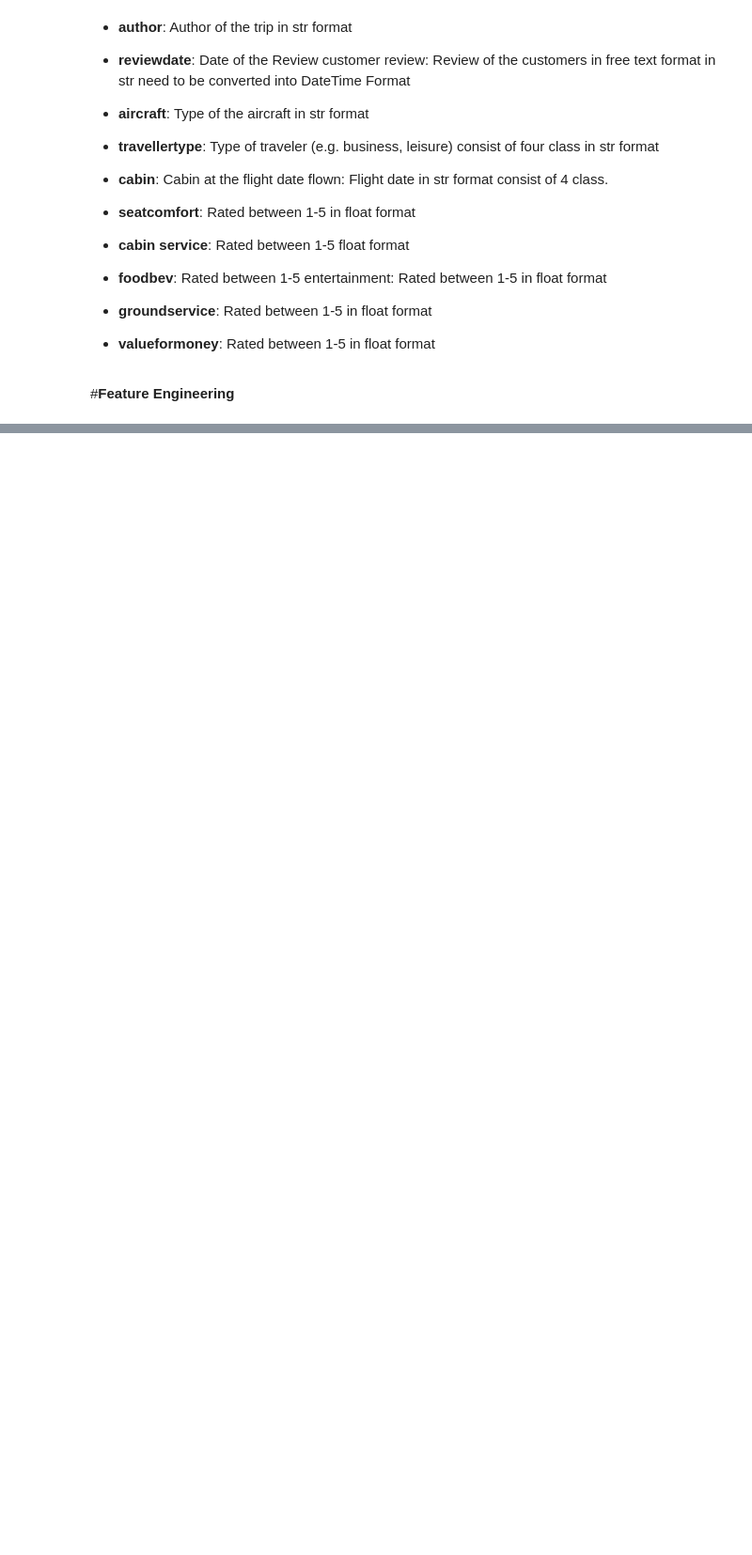
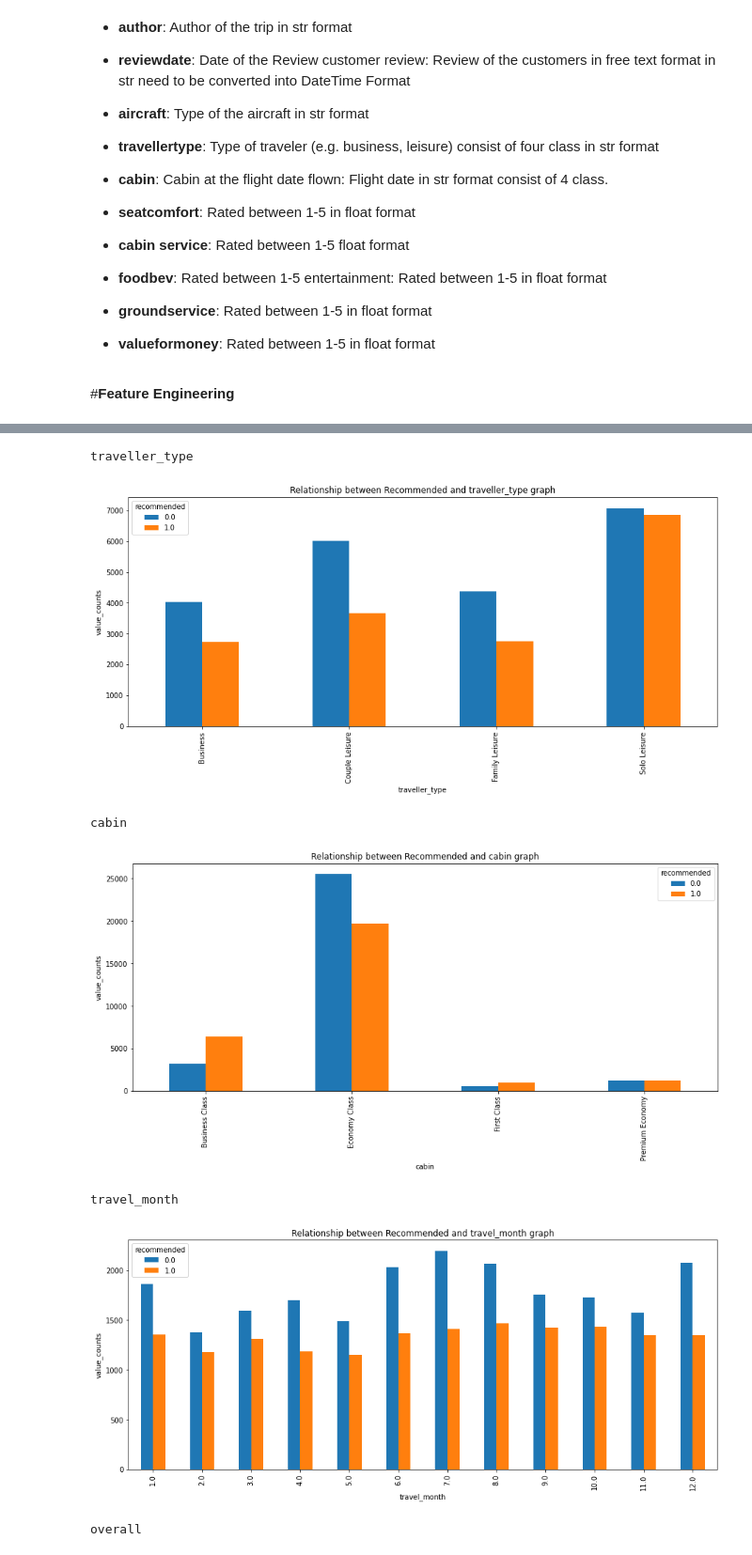
Before and after one commit to souravkarma/Sourav-Karmakar-Airline-passenger-referral-prediction, a Jupyter notebook: Sourav_Karmakar_Airline_passenger_referral_prediction.ipynb, the cells around one changed output, grey strips where cells are left out. Shown at 94% size. Drawn from its saved outputs; the diff is of its cells as text; code cells hidden in the pictures; blank space fills up the shorter version.

```diff
--- a/Sourav_Karmakar_Airline_passenger_referral_prediction.ipynb
+++ b/Sourav_Karmakar_Airline_passenger_referral_prediction.ipynb
@@ -371,0 +443,2 @@ memory usage: 10.9+ MB
+# %%
+df2 = round(df2.select_dtypes(include=['object','float64']))
@@ -371,0 +468,3 @@ memory usage: 10.9+ MB
+# %%
+#replacing yes=1 and no=0 in recommended column
+df2['recommended'].replace({'yes':1,'no':0},inplace=True)
@@ -371,0 +486,4 @@ memory usage: 10.9+ MB
+# %%
+#features present in dataset
+features=df2.columns
+features
@@ -371,0 +496,19 @@ memory usage: 10.9+ MB
+# %%
+features2= features.drop(['airline','author','aircraft','review_date', 'customer_review','route','recommended'])
+# %%
+#plotting graph of count of feature group by target variable
+for i in features2:
+  print(i)
+  df2.groupby([i])['recommended'].value_counts().unstack().plot(kind='bar',figsize=(15,6))
+  plt.title(f"Relationship between Recommended and {i} graph")
+  plt.xlabel(i)
+  plt.ylabel("value_counts")
+  plt.show()
+# %% [output]
+traveller_type
+[figure, added]
+cabin
+[figure, added]
+travel_month
+[figure, added]
+overall
```
Also changed, not shown: parts of 19 cells of this notebook.
